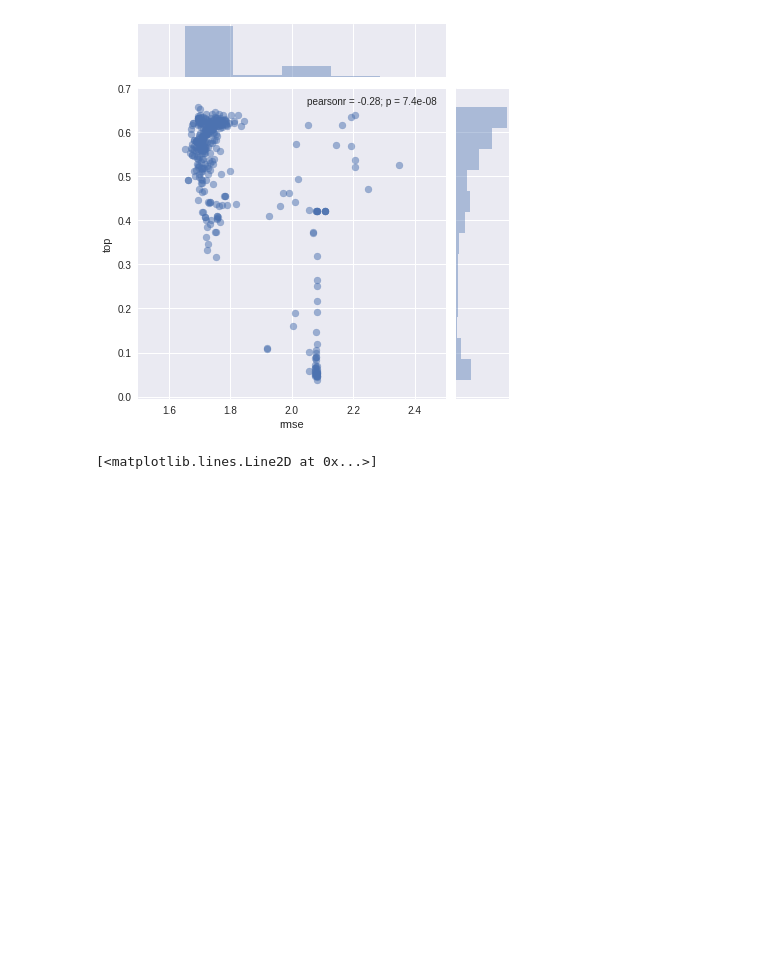
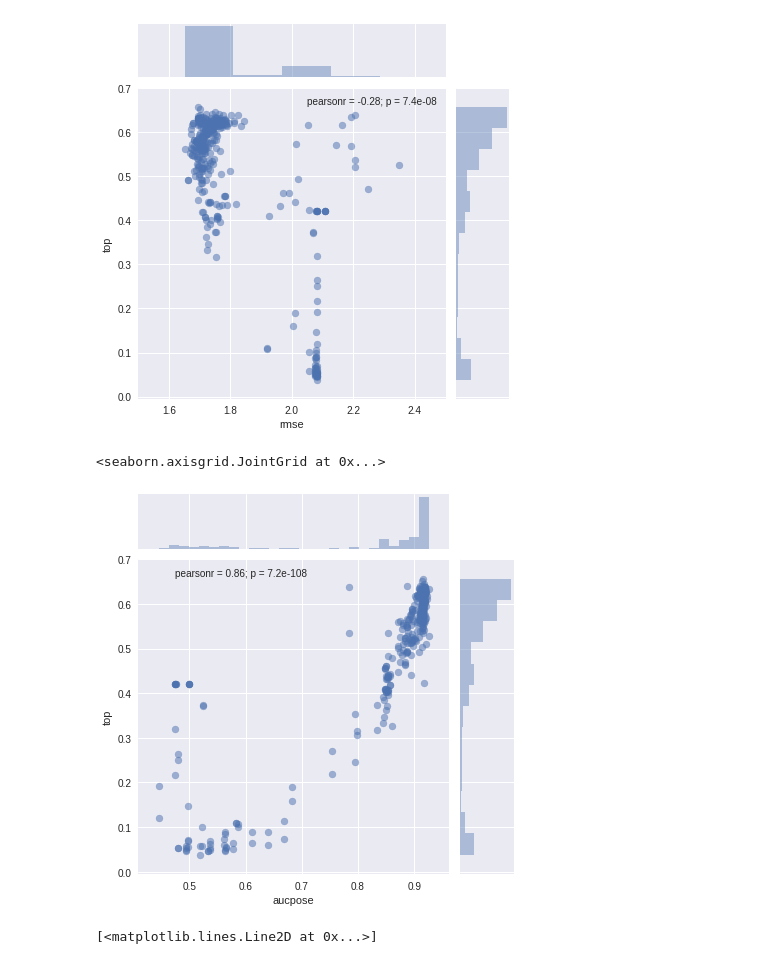
Before and after one commit to gnina/scripts, a Jupyter notebook: affinity_search/summaries.ipynb, the cells around one changed output. Saved outputs shown, nothing was run; the diff lists cells and outputs as text; code cells hidden in the pictures; blank space fills up the shorter version.

```diff
--- a/affinity_search/summaries.ipynb
+++ b/affinity_search/summaries.ipynb
@@ -67,6 +72,11 @@ sns.jointplot(x='rmse',y='top',data=results100,alpha=.5,xlim=(1.5,2.5))
 # %% [output]
 <seaborn.axisgrid.JointGrid at 0x...>
 [figure]
+# %%
+sns.jointplot(x='aucpose',y='top',data=results100,alpha=.5)
+# %% [output]
+<seaborn.axisgrid.JointGrid at 0x...>
+[figure, added]
 # %%
 # thank you stack overflow
 
```
Also changed, not shown: parts of 1 cell of this notebook, 3 other files.
